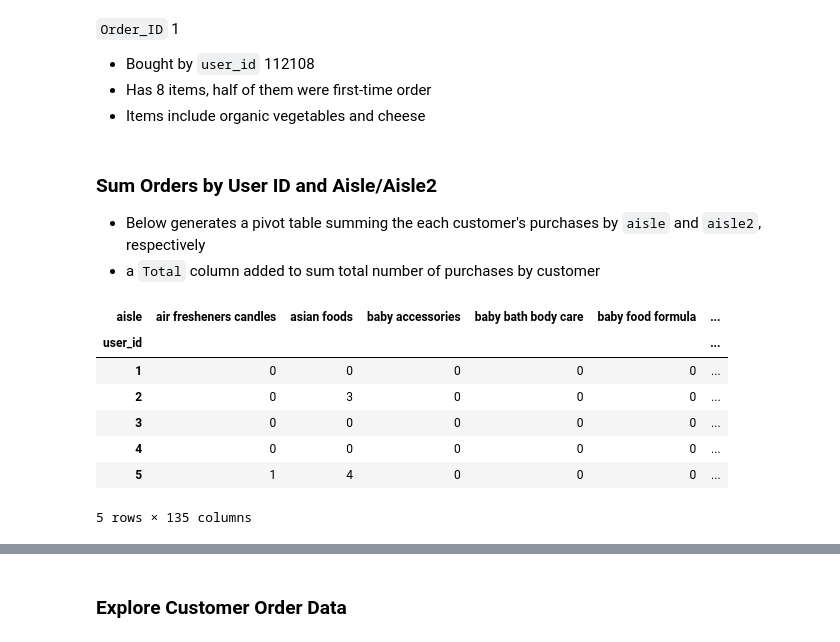
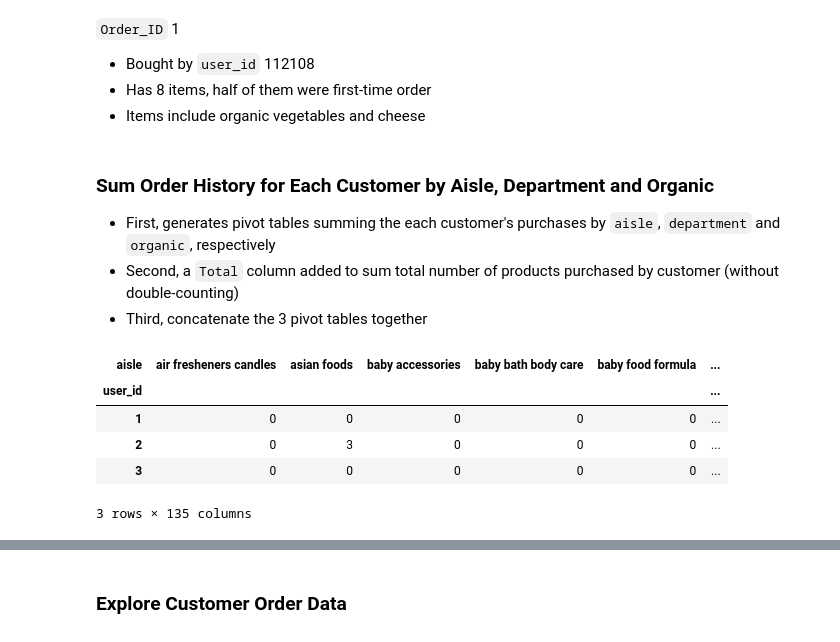
Before and after one commit to arthurcw/NWDS_Instacart, a Jupyter notebook: CustomerSegmentation/0_DataPrep.ipynb, the cells around one changed output, grey strips where cells are left out. Cells and saved outputs as stored; diff of their text form; code cells hidden in the pictures.

```diff
--- a/CustomerSegmentation/0_DataPrep.ipynb
+++ b/CustomerSegmentation/0_DataPrep.ipynb
@@ -49,7 +53,2 @@ products_merge.head()
 # %%
-products_merge['aisle2'] = products_merge['product_name'].apply(lambda x: 'Organic ' if 'Organic' in x else '')
-products_merge['aisle2'] = products_merge['aisle2'] + products_merge['aisle']
-products_merge.drop(columns=['aisle_id', 'department_id'], inplace=True)
-
-# print organic products
-products_merge.loc[products_merge['product_name'].str.contains('Organic', case=False)]
+products_merge['organic'] = products_merge['product_name'].apply(lambda x: 'organic' if 'Organic' in x else 'non-organic')
@@ -95,20 +84,20 @@ orders_history[orders_history['order_id']==1]
 - Has 8 items, half of them were first-time order
 - Items include organic vegetables and cheese
 # %% [markdown]
-### Sum Orders by User ID and Aisle/Aisle2
-- Below generates a pivot table summing the each customer's purchases by `aisle` and `aisle2`, respectively
-- a `Total` column added to sum total number of purchases by customer
+### Sum Order History for Each Customer by Aisle, Department and Organic
+- First, generates pivot tables summing the each customer's purchases by `aisle`, `department` and `organic`, respectively
+- Second, a `Total` column added to sum total number of products purchased by customer (without double-counting)
+- Third, concatenate the 3 pivot tables together
 # %%
+# 1) Order by aisle
 orders_user_aisle = pd.crosstab(index=orders_history['user_id'], columns=orders_history['aisle'])
 orders_user_aisle['Total'] = orders_user_aisle.sum(axis=1)
-# show User ID 1 to 5
-orders_user_aisle.head(5)
+# show User ID 1 to 3
+orders_user_aisle.head(3)
 # %% [output]
 | aisle | air fresheners candles | asian foods | baby accessories | baby bath body care | baby food formula | ... |
 | user_id |  |  |  |  |  | ... |
 | 1 | 0 | 0 | 0 | 0 | 0 | ... |
 | 2 | 0 | 3 | 0 | 0 | 0 | ... |
 | 3 | 0 | 0 | 0 | 0 | 0 | ... |
-| 4 | 0 | 0 | 0 | 0 | 0 | ... |
-| 5 | 1 | 4 | 0 | 0 | 0 | ... |
-5 rows × 135 columns
+3 rows × 135 columns
```
Also changed, not shown: parts of 33 cells of this notebook, 22 other files.
